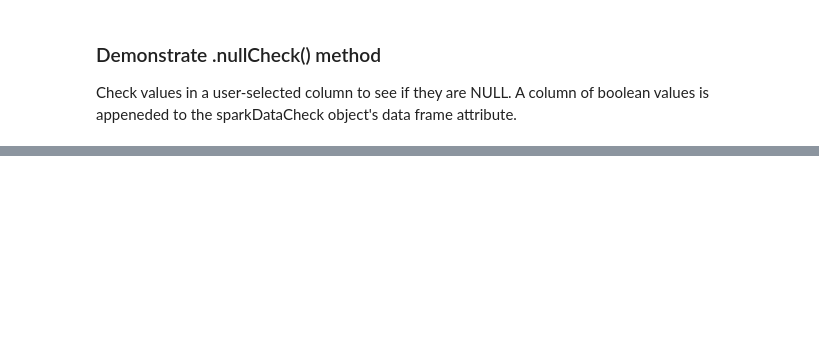
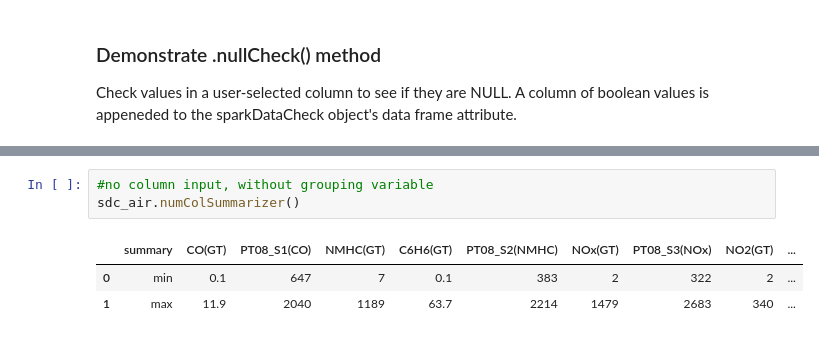
Before and after one commit to lytyler/ST554_project2, a Jupyter notebook: project2_part1b_part2.ipynb, the cells around one changed output, grey strips where cells are left out. Saved outputs shown, nothing was run; the diff lists cells and outputs as text; blank space fills up the shorter version.

```diff
--- a/project2_part1b_part2.ipynb
+++ b/project2_part1b_part2.ipynb
@@ -234,0 +267,7 @@ importlib.reload(project2_part1)
+# %%
+#no column input, without grouping variable
+sdc_air.numColSummarizer()
+# %% [output]
+|  | summary | CO(GT) | PT08_S1(CO) | NMHC(GT) | C6H6(GT) | PT08_S2(NMHC) | NOx(GT) | PT08_S3(NOx) | NO2(GT) | ... |
+| 0 | min | 0.1 | 647 | 7 | 0.1 | 383 | 2 | 322 | 2 | ... |
+| 1 | max | 11.9 | 2040 | 1189 | 63.7 | 2214 | 1479 | 2683 | 340 | ... |
```
Also changed, not shown: parts of 31 cells of this notebook, 1 other file.
